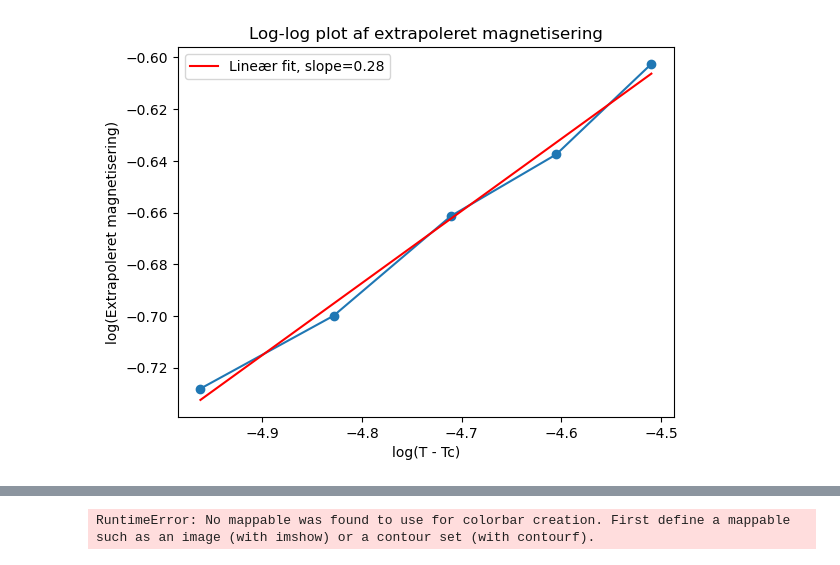
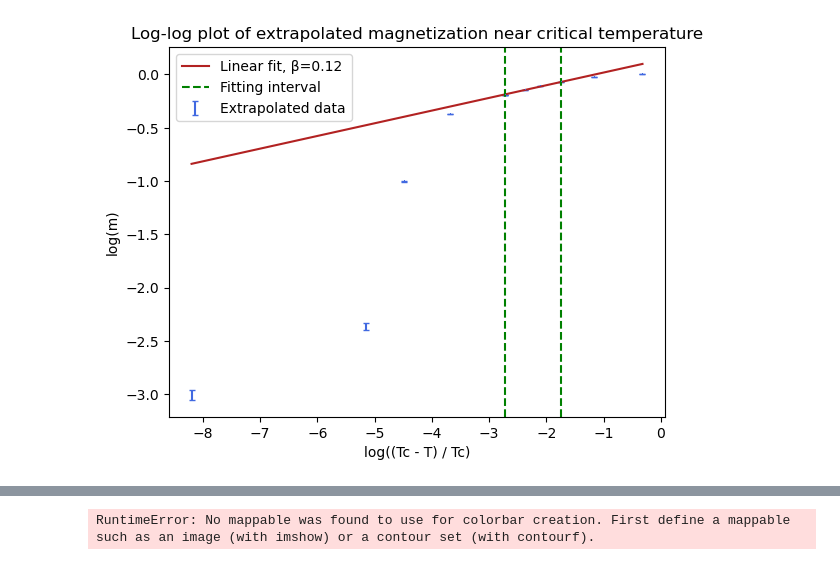
Before and after one commit to xBrowi/Magnetic-Phase-Transitions, a Jupyter notebook: plotting/sizePlot.ipynb, the cells around one changed output, grey strips where cells are left out. Cells and saved outputs as stored; diff of their text form; code cells hidden in the pictures.

```diff
--- a/plotting/sizePlot.ipynb
+++ b/plotting/sizePlot.ipynb
@@ -1,4 +1,7 @@
 # %%
+#plot colors: data: royalblue, fit: firebrick, fit interval: green, result error interval: purple
+
+
 import os
 import numpy as np
 import matplotlib.pyplot as plt
@@ -19,7 +22,9 @@ def cauchy_offset(x, A, gamma, k):
 def linfunc(x, a, b):
     return a*x + b
 
-data_dir = "../output/Fourier/WolffFerroFirkant" # HUSK AT ÆNDRE DEN HER TIL DEN RIGTIGE MAPPE !!!!!!!!!!!!!!!!!!!!!!!!!!!!!!!!!!!!!!!!!!!
+data_dir = "../output/FINAL/FerroTrekant" # HUSK AT ÆNDRE DEN HER TIL DEN RIGTIGE MAPPE !!!!!!!!!!!!!!!!!!!!!!!!!!!!!!!!!!!!!!!!!!!
+#data_dir = "../output/FINAL/WolffFerroFirkant" # HUSK AT ÆNDRE DEN HER TIL DEN RIGTIGE MAPPE !!!!!!!!!!!!!!!!!!!!!!!!!!!!!!!!!!!!!!!!!!!
+#data_dir = "../output/FINAL/FirkantSingleFlip" # HUSK AT ÆNDRE DEN HER TIL DEN RIGTIGE MAPPE !!!!!!!!!!!!!!!!!!!!!!!!!!!!!!!!!!!!!!!!!!!
 
 parameterFiles = np.array(sorted(os.listdir(data_dir + "/parameters"), key=numeric_suffix_key))
 measurementFiles = np.array(sorted(os.listdir(data_dir + "/measurements"), key=numeric_suffix_key))
@@ -74,14 +79,14 @@ for j in range(0,antalStørrelser):
         magnetiseringer2D[j, i] = measurements[1]
         magnetiseringerUsik2D[j, i] = np.sqrt(measurements[2] / count)  # Usikkerhed på magnetiseringen
 
-        susceptibiliteter2D[j, i] = measurements[2]
-        susceptibiliteterUsik2D[j, i] = np.sqrt(measurements[3] / count)  # Usikkerhed på susceptibiliteten
+        susceptibiliteter2D[j, i] = measurements[2] * størrelser[j]**2
+        susceptibiliteterUsik2D[j, i] = np.sqrt(measurements[3] / count) * størrelser[j]**2  # Usikkerhed på susceptibiliteten
 
         energier2D[j, i] = measurements[4]
         energierUsik2D[j, i] = np.sqrt(measurements[5] / count)  # Usikkerhed på energien
 
-        varmekapaciteter2D[j, i] = measurements[5]
-        varmekapaciteterUsik2D[j, i] = np.sqrt(measurements[6] / count)  # Usikkerhed på varmekapaciteten
+        varmekapaciteter2D[j, i] = measurements[5] * størrelser[j]**2 / temperaturer[i]**2
+        varmekapaciteterUsik2D[j, i] = np.sqrt(measurements[6] / count) * størrelser[j]**2 / temperaturer[i]**2  # Usikkerhed på varmekapaciteten
 
 
 
@@ -129,7 +134,4 @@ for j in range(0,antalStørrelser):
         plt.legend()
         plt.show()
         '''
-
-for i in range(antalStørrelser):
-    varmekapaciteter2D[i] *= størrelser[i]**2 / temperaturer**2
 # %% [output]
@@ -353,25 +406,64 @@ Reduced chi-squared for parabolic fit: 2.30
 # %%
 #find kritiske eksponenter ved at plotte log-log af magnetisering og temp
 
-Tc = 2.272
+korrigeretMagnetiseringUsik = extrapoleretMagnetiseringUsik  # Overvurderede usikkerheder, så x2 for at få mere realistiske fejlstænger
 
-startIndex = 15
-endIndex = 20
+#Tc = 2.2697
+Tc = 3.641
+
+startIndex = 0
+endIndex = 11
+
+fitStartIndex = 2
+fitEndIndex = 7
 
 print(f"Temperaturer til fit: {temperaturer[startIndex:endIndex]}")
 
-plt.plot(np.log(Tc-temperaturer[startIndex:endIndex]), np.log(extrapoleretMagnetisering[startIndex:endIndex]), 'o-')
-plt.xlabel('log(T - Tc)')
-plt.ylabel('log(Extrapoleret magnetisering)')
-plt.title('Log-log plot af extrapoleret magnetisering')
+plt.errorbar(np.log((Tc-temperaturer[startIndex:endIndex])/Tc), np.log(extrapoleretMagnetisering[startIndex:endIndex]), yerr=np.abs(korrigeretMagnetiseringUsik[startIndex:endIndex]/extrapoleretMagnetisering[startIndex:endIndex]), fmt=',', capsize=2, label='Extrapolated data', color='royalblue')
+plt.xlabel(f'log((Tc - T) / Tc)')
+plt.ylabel('log(m)')
+plt.title('Log-log plot of extrapolated magnetization near critical temperature')
 
 #fit af lineær funktion
-par, cov = curve_fit(linfunc, np.log(Tc-temperaturer[startIndex:endIndex]), np.log(extrapoleretMagnetisering[startIndex:endIndex]), sigma=extrapoleretMagnetiseringUsik[startIndex:endIndex]/extrapoleretMagnetisering[startIndex:endIndex], absolute_sigma=True)
-x_fit = np.linspace(np.log(Tc-temperaturer[startIndex]), np.log(Tc-temperaturer[endIndex-1]), 100)
+par, cov = curve_fit(linfunc, np.log((Tc-temperaturer[fitStartIndex:fitEndIndex])/Tc), np.log(extrapoleretMagnetisering[fitStartIndex:fitEndIndex]), sigma=korrigeretMagnetiseringUsik[fitStartIndex:fitEndIndex]/extrapoleretMagnetisering[fitStartIndex:fitEndIndex], absolute_sigma=True)
+x_fit = np.linspace(np.log((Tc-temperaturer[startIndex])/Tc), np.log((Tc-temperaturer[endIndex-1])/Tc), 100)
 y_fit = linfunc(x_fit, *par)
-plt.plot(x_fit, y_fit, label=f'Lineær fit, slope={par[0]:.2f}', color='red')
+plt.plot(x_fit, y_fit, label=f'Linear fit, β={par[0]:.2f}', color='firebrick')
+
+#show fitting interval
+plt.axvline(np.log((Tc-temperaturer[fitStartIndex])/Tc), color='green', linestyle='--', label='Fitting interval')
+plt.axvline(np.log((Tc-temperaturer[fitEndIndex-1])/Tc), color='green', linestyle='--')
+
+chi2_red = np.sum(((np.log(extrapoleretMagnetisering[fitStartIndex:fitEndIndex]) - linfunc(np.log((Tc-temperaturer[fitStartIndex:fitEndIndex])/Tc), *par)) / (korrigeretMagnetiseringUsik[fitStartIndex:fitEndIndex]/extrapoleretMagnetisering[fitStartIndex:fitEndIndex])) ** 2) / (len(temperaturer[fitStartIndex:fitEndIndex]) - len(par))
+print(f"Reduced chi-squared for linear fit: {chi2_red:.2f}")
+
 plt.legend()
 plt.show()
 
-print(f"Kritisk eksponent for susceptibilitet: {par[0]:.3f} ± {cov[0, 0]**0.5:.3f}")
+
+print(f"Kritisk eksponent for susceptibilitet: {par[0]:.5f} ± {cov[0, 0]**0.5:.5f}")
+
+
+# same plot, but with loglog axes:
+plt.errorbar((Tc-temperaturer[startIndex:endIndex])/Tc, extrapoleretMagnetisering[startIndex:endIndex], yerr=korrigeretMagnetiseringUsik[startIndex:endIndex], fmt=',', capsize=2, label='Extrapolated data', color='royalblue')
+plt.xscale('log')
+plt.yscale('log')
+#Latex labels
+plt.xlabel(r'Reduced temperature ($|\tau|$)')
+plt.ylabel('Magnetization (m)')
+plt.title('Log-log plot of extrapolated magnetization near critical temperature')
+#fit of linear function in log-log space
+par, cov = curve_fit(linfunc, np.log((Tc-temperaturer[fitStartIndex:fitEndIndex])/Tc), np.log(extrapoleretMagnetisering[fitStartIndex:fitEndIndex]), sigma=np.abs(korrigeretMagnetiseringUsik[fitStartIndex:fitEndIndex]/extrapoleretMagnetisering[fitStartIndex:fitEndIndex]), absolute_sigma=True)
+#x_fit = np.linspace(np.log((Tc-temperaturer[startIndex])/Tc), np.log((Tc-temperaturer[endIndex-1])/Tc), 100)
+x_fit = np.linspace(-4, -0.5, 100)
+y_fit = linfunc(x_fit, *par)
+plt.plot(np.exp(x_fit), np.exp(y_fit), label=f'Linear fit, β={par[0]:.3f} ± {cov[0, 0]**0.5:.3f}', color='firebrick')
+#show fitting interval
+plt.axvline((Tc-temperaturer[fitStartIndex])/Tc, color='green', linestyle='--', label='Fitting interval')
+plt.axvline((Tc-temperaturer[fitEndIndex-1])/Tc, color='green', linestyle='--')
+chi2_red = np.sum(((np.log(extrapoleretMagnetisering[fitStartIndex:fitEndIndex]) - linfunc(np.log((Tc-temperaturer[fitStartIndex:fitEndIndex])/Tc), *par)) / (korrigeretMagnetiseringUsik[fitStartIndex:fitEndIndex]/extrapoleretMagnetisering[fitStartIndex:fitEndIndex])) ** 2) / (len(temperaturer[fitStartIndex:fitEndIndex]) - len(par))
+print(f"Reduced chi-squared for linear fit: {chi2_red:.2f}")
+plt.legend()
+plt.ylim(0.5,1.5)
+plt.show()
 # %% [output]
@@ -379 +472 @@ Temperaturer til fit: [2.265 2.264 2.263 2.262 2.261]
-[figure, old version]
+[figure, new version]
```
Also changed, not shown: parts of 3 cells of this notebook, 10 other files.
